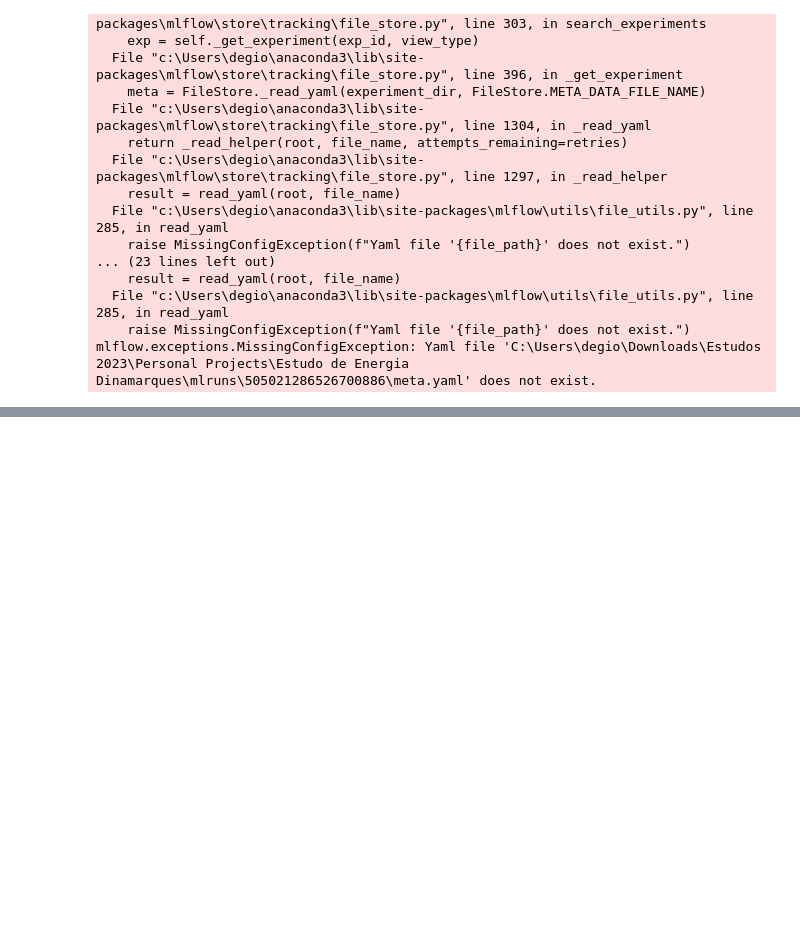
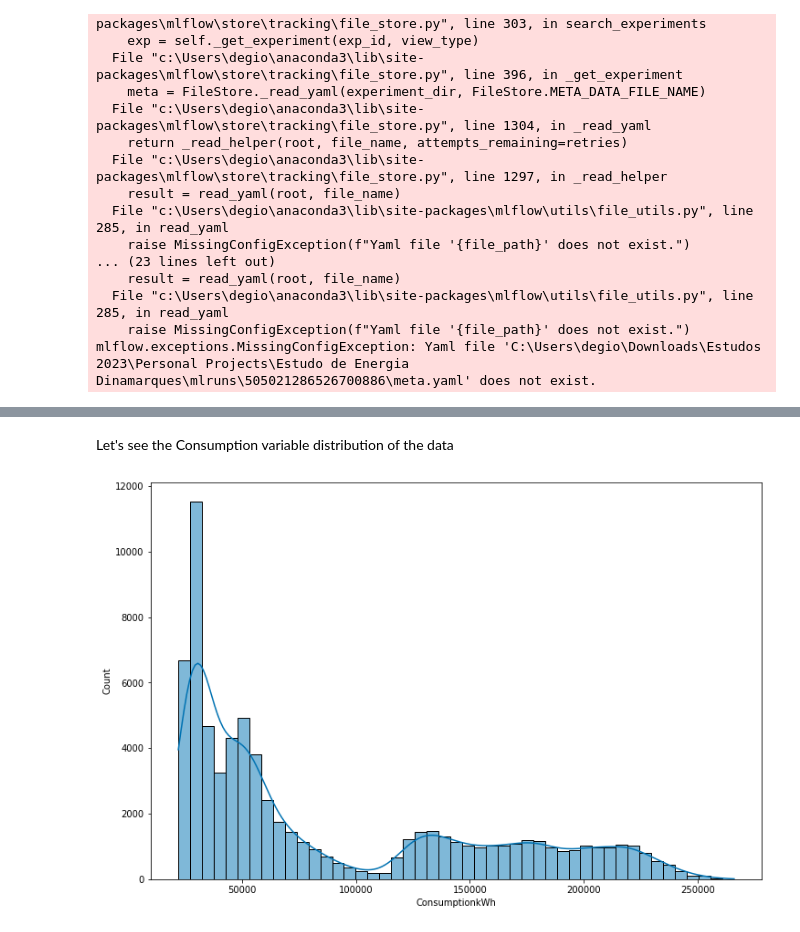
Before and after one commit to GiovaneCarvalho/Forecast_Consumo_Energia_Dinamarques, a Jupyter notebook: API.ipynb, the cells around one changed output, grey strips where cells are left out. Saved outputs shown, nothing was run; the diff lists cells and outputs as text; code cells hidden in the pictures; blank space fills up the shorter version.

```diff
--- a/API.ipynb
+++ b/API.ipynb
@@ -75,0 +130,8 @@ Evaluation by hour
+# %% [markdown]
+Let's see the Consumption variable distribution of the data
+# %%
+fig,ax = plt.subplots(figsize=(12,8))
+sns.histplot(data = df, x = 'ConsumptionkWh', kde = True)
+plt.show()
+# %% [output]
+[figure, added]
```
Also changed, not shown: parts of 87 cells of this notebook.
